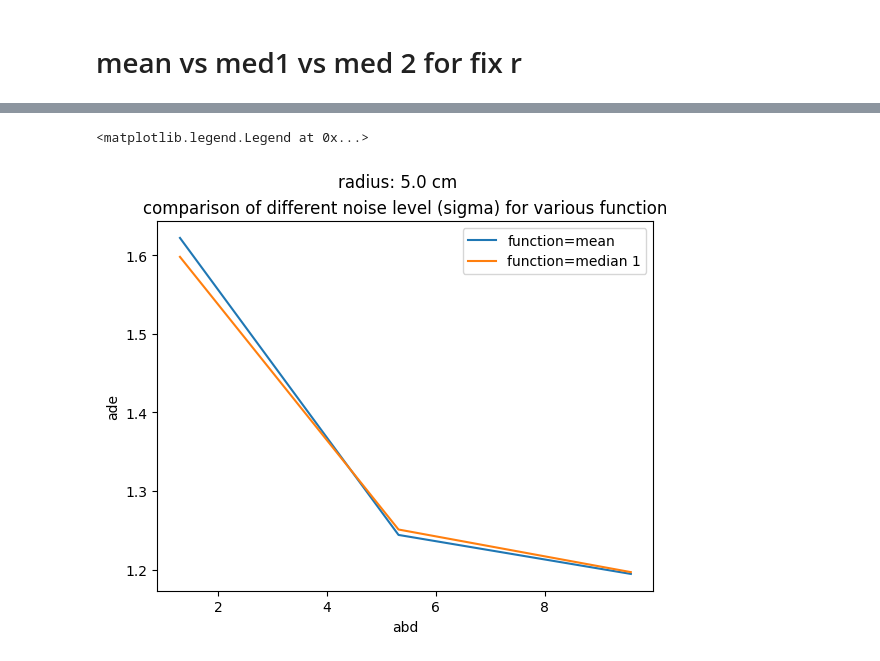
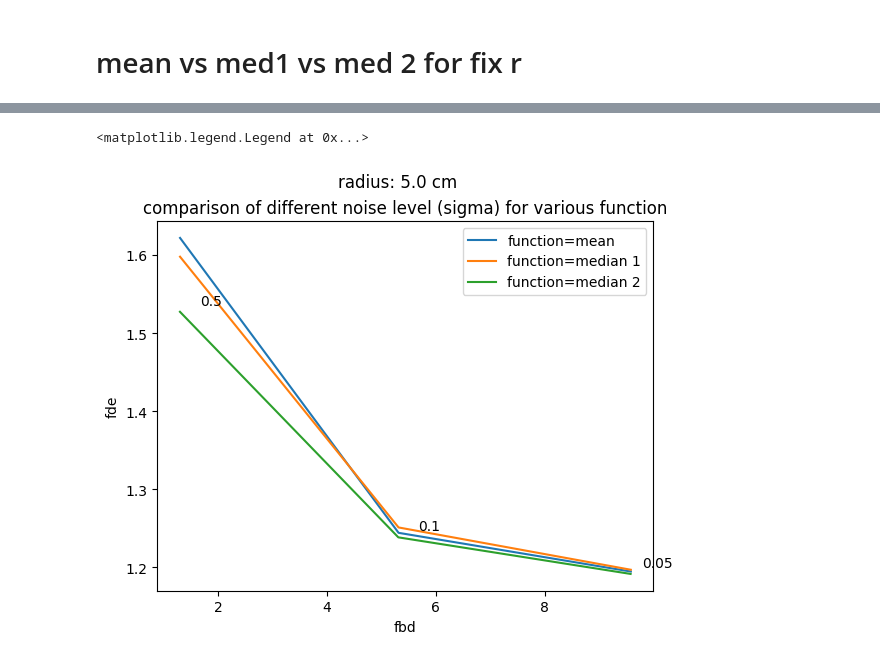
Before and after one commit to TicaGit/s_aware_prediction_VITA, a Jupyter notebook: analyse/05_08_bounds/analyse_08_may.ipynb, the cells around one changed output, grey strips where cells are left out. Drawn from its saved outputs; the diff is of its cells as text; code cells hidden in the pictures.

Commit message:
bounded regression with median2 + graphs

```diff
--- a/analyse/05_08_bounds/analyse_08_may.ipynb
+++ b/analyse/05_08_bounds/analyse_08_may.ipynb
@@ -150,0 +169,2 @@ for r in [0.01, 0.05, 0.10]:
+# %%
+df_med2_mean = df_all_med2.groupby(["r", "sigma"], as_index=False).mean()
@@ -152,0 +221,19 @@ for r in [0.01, 0.05, 0.10]:
+# %%
+fig, ax = plt.subplots()
+r = 0.01 # 1 cm
+func_name = ["mean", "median 1", "median 2"]
+[ax.plot(df[df["r"] == r]["fbd"], df[df["r"] == r]["fde"], label = f"function={func_name[i]}") for i, df in enumerate([df_mean_mean, df_med1_mean, df_med2_mean])]
+ax.set(title="comparison of different noise level (sigma) for various function", xlabel="fbd", ylabel="fde")
+plt.suptitle(f"radius: {r*100} cm")
+
+for i, (x,y) in enumerate(zip(df_med2_mean[df_med2_mean["r"] == r]["fbd"],df_med2_mean[df_med2_mean["r"] == r]["fde"])):
+
+        label = str(df_med2_mean.iloc[i]["sigma"])
+
+        plt.annotate(label, # this is the text
+                    (x,y), # these are the coordinates to position the label
+                    textcoords="offset points", # how to position the text
+                    xytext=(30,5), # distance from text to points (x,y)
+                    ha='right')
+
+plt.legend()
@@ -153,11 +243,22 @@ for r in [0.01, 0.05, 0.10]:
 # %%
 fig, ax = plt.subplots()
 r = 0.05 # 5 cm
-func_name = ["mean", "median 1"]
-[ax.plot(df[df["r"] == r]["fbd"], df[df["r"] == r]["fde"], label = f"function={func_name[i]}") for i, df in enumerate([df_mean_mean, df_med1_mean])]
-ax.set(title="comparison of different noise level (sigma) for various function", xlabel="abd", ylabel="ade")
+func_name = ["mean", "median 1", "median 2"]
+[ax.plot(df[df["r"] == r]["fbd"], df[df["r"] == r]["fde"], label = f"function={func_name[i]}") for i, df in enumerate([df_mean_mean, df_med1_mean, df_med2_mean])]
+ax.set(title="comparison of different noise level (sigma) for various function", xlabel="fbd", ylabel="fde")
 plt.suptitle(f"radius: {r*100} cm")
+
+for i, (x,y) in enumerate(zip(df_med2_mean[df_med2_mean["r"] == r]["fbd"],df_med2_mean[df_med2_mean["r"] == r]["fde"])):
+
+        label = str(df_med2_mean.iloc[i]["sigma"])
+
+        plt.annotate(label, # this is the text
+                    (x,y), # these are the coordinates to position the label
+                    textcoords="offset points", # how to position the text
+                    xytext=(30,5), # distance from text to points (x,y)
+                    ha='right')
+
 plt.legend()
 # %% [output]
 <matplotlib.legend.Legend at 0x...>
-[figure, old version]
+[figure, new version]
```
Also changed, not shown: parts of 11 cells of this notebook, 13 other files.
